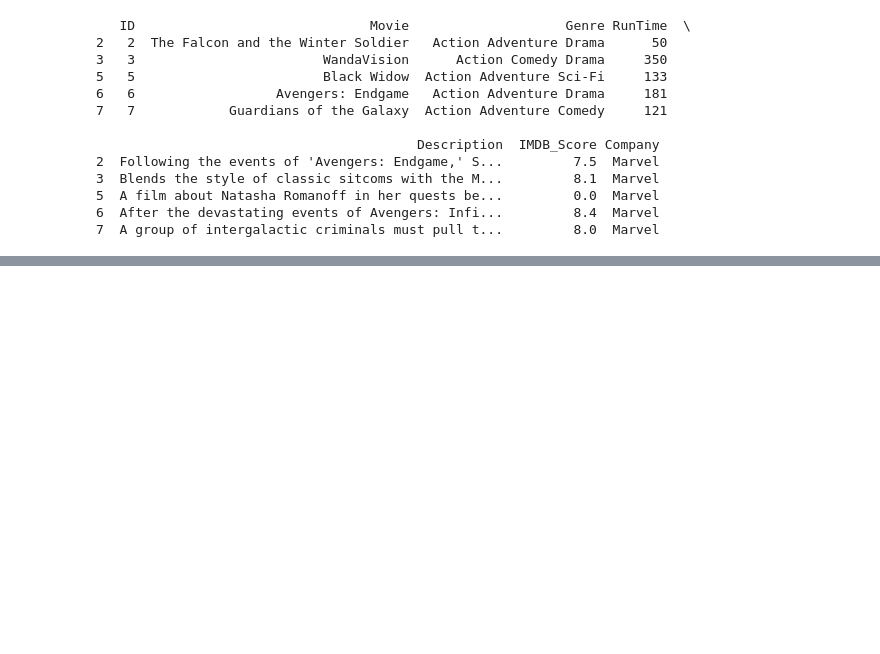
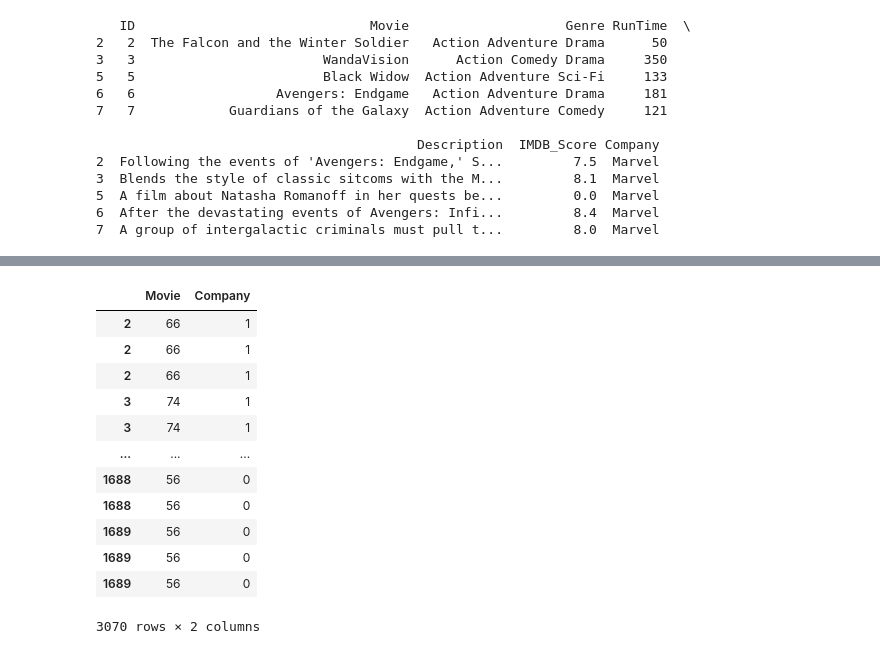
Before and after one commit to karl21-02/netflix_data_analysis, a Jupyter notebook: MarvelDc.ipynb, the cells around one changed output, grey strips where cells are left out. Saved outputs shown, nothing was run; the diff lists cells and outputs as text; code cells hidden in the pictures; blank space fills up the shorter version.

```diff
--- a/MarvelDc.ipynb
+++ b/MarvelDc.ipynb
@@ -428,0 +451,19 @@ df.head()
+# %%
+# 문자열과 문자열이 아닌 두 데이터 프레임으로 분해한다.
+df_kmeans_string = df_kmeans[['Movie', 'Company']]
+df_kmeans_int = df_kmeans[['RunTime', 'IMDB_Score']]
+df_kmeans_string
+# %% [output]
+|  | Movie | Company |
+| 2 | 66 | 1 |
+| 2 | 66 | 1 |
+| 2 | 66 | 1 |
+| 3 | 74 | 1 |
+| 3 | 74 | 1 |
+| ... | ... | ... |
+| 1688 | 56 | 0 |
+| 1688 | 56 | 0 |
+| 1689 | 56 | 0 |
+| 1689 | 56 | 0 |
+| 1689 | 56 | 0 |
+3070 rows × 2 columns
```
Also changed, not shown: parts of 19 cells of this notebook, 1 other file.
